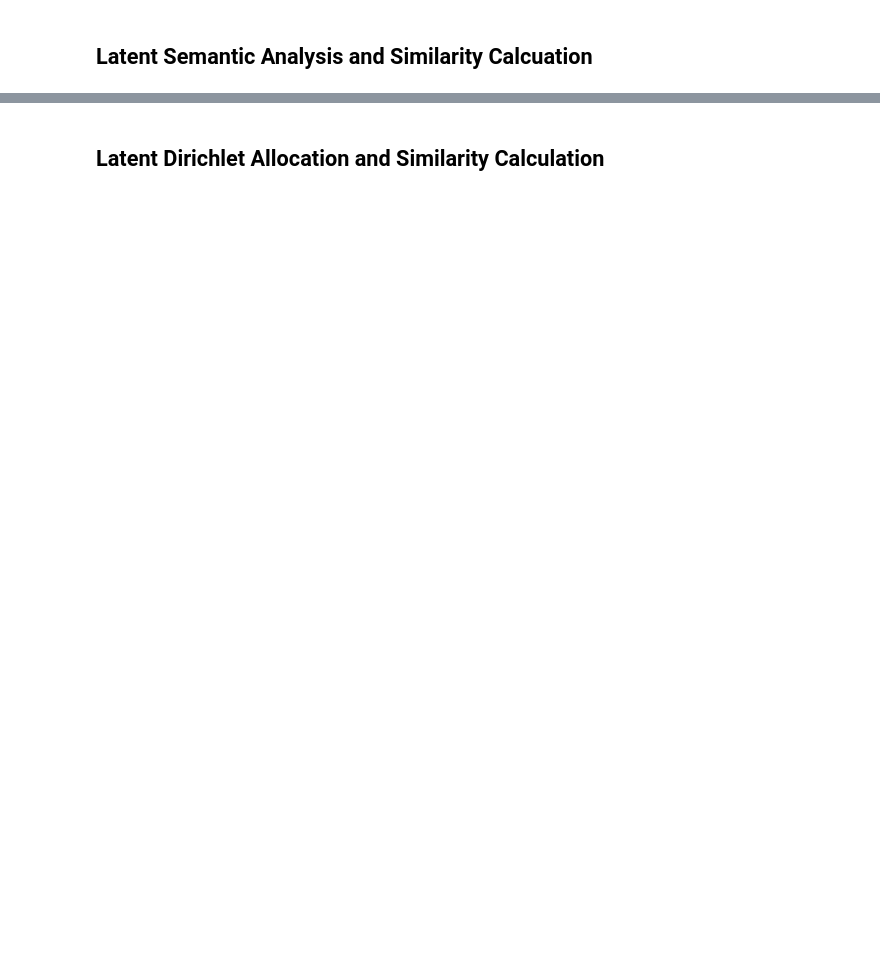
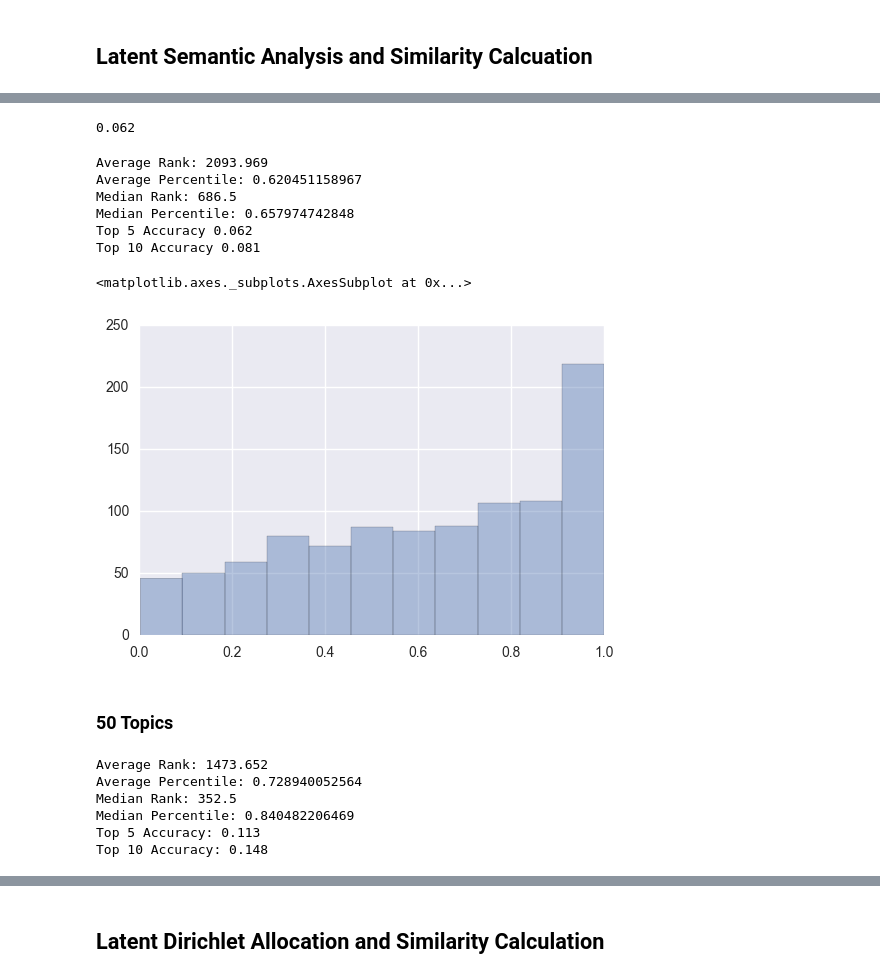
Before and after one commit to Nmloury/DSI-Capstone, a Jupyter notebook: Code/Gensim Transformations and Modelling.ipynb, the cells around one changed output, grey strips where cells are left out. Drawn from its saved outputs; the diff is of its cells as text; code cells hidden in the pictures; blank space fills up the shorter version.

```diff
--- a/Code/Gensim Transformations and Modelling.ipynb
+++ b/Code/Gensim Transformations and Modelling.ipynb
@@ -155,0 +214,9 @@ for i in range(5):
+# %%
+# Create Function for Generating LSA Scores Based on our Sample
+def gen_scores(lsa_model, artist_index_dict, idx_list):
+    scores = []
+    for idx in idx_list:
+        accuracy = search_accuracy_lsa(lsa_model, artist_index_dict, idx)
+        scores.append(accuracy)
+    scores = np.array(scores)
+    return scores
@@ -155,0 +227,3 @@ for i in range(5):
+# %%
+# Randomly Sample 1000 referents to compare
+ref_indices = np.random.choice(range(all_data.shape[0]), 1000, replace=False)
@@ -156,4 +232,9 @@ for i in range(5):
 # %%
-# LSI our Tf-idf corpus
-lsa = models.LsiModel(corpus_tfidf, id2word=dictionary, num_topics=10)
-corpus_lsa = lsa[corpus_tfidf]
+# LSA our Tf-Idf corpus with 10 topics
+lsa_10 = models.LsiModel(corpus_tfidf, id2word=dictionary, num_topics=10)
+corpus_lsa = lsa_10[corpus_tfidf]
+
+# Create indices for querying by artist
+artist_lsa_index_dict_10 = {}
+for key, value in artist_corpus_dict.iteritems():
+    artist_lsa_index_dict_10[key] = similarities.MatrixSimilarity(lsa_10[tfidf[value]])
@@ -237,0 +254,36 @@ for i in range(5):
+# %%
+# Generate Scores
+scores_lsa_10 = gen_scores(lsa_10, artist_lsa_index_dict_10, ref_indices)
+# %%
+top_n_accuracy(scores_lsa_10[:,0], 5)
+# %% [output]
+0.062
+# %%
+# Print Average Ranking and Average Percentile for LSA with 10 Topics
+av_rank = np.mean(scores_lsa_10[:, 0])
+median_rank = np.median(scores_lsa_10[:, 0])
+av_percentile = np.mean(scores_lsa_10[:, 1])
+median_percentile = np.median(scores_lsa_10[:, 1])
+top_5_accuracy = top_n_accuracy(scores_lsa_10[:, 0], 5)
+top_10_accuracy = top_n_accuracy(scores_lsa_10[:, 0], 10)
+print "Average Rank: %s" % av_rank
+print "Average Percentile: %s" % av_percentile
+print "Median Rank: %s" % median_rank
+print "Median Percentile: %s" % median_percentile
+print "Top 5 Accuracy: %s" % top_5_accuracy
+print "Top 10 Accuracy: %s" % top_10_accuracy
+# %% [output]
+Average Rank: 2093.969
+Average Percentile: 0.620451158967
+Median Rank: 686.5
+Median Percentile: 0.657974742848
+Top 5 Accuracy 0.062
+Top 10 Accuracy 0.081
+# %%
+# Plot Percentiles
+sb.distplot(scores_lsa_10[:, 1], kde=False)
+# %% [output]
+<matplotlib.axes._subplots.AxesSubplot at 0x...>
+[figure, added]
+# %% [markdown]
+### 50 Topics
@@ -237,0 +301,21 @@ for i in range(5):
+# %%
+# Print Average Ranking and Average Percentile for LSA with 50 Topics
+av_rank = np.mean(scores_lsa_50[:, 0])
+median_rank = np.median(scores_lsa_50[:, 0])
+av_percentile = np.mean(scores_lsa_50[:, 1])
+median_percentile = np.median(scores_lsa_50[:, 1])
+top_5_accuracy = top_n_accuracy(scores_lsa_50[:, 0], 5)
+top_10_accuracy = top_n_accuracy(scores_lsa_50[:, 0], 10)
+print "Average Rank: %s" % av_rank
+print "Average Percentile: %s" % av_percentile
+print "Median Rank: %s" % median_rank
+print "Median Percentile: %s" % median_percentile
+print "Top 5 Accuracy: %s" % top_5_accuracy
+print "Top 10 Accuracy: %s" % top_10_accuracy
+# %% [output]
+Average Rank: 1473.652
+Average Percentile: 0.728940052564
+Median Rank: 352.5
+Median Percentile: 0.840482206469
+Top 5 Accuracy: 0.113
+Top 10 Accuracy: 0.148
```
Also changed, not shown: parts of 80 cells of this notebook, 38 other files.
